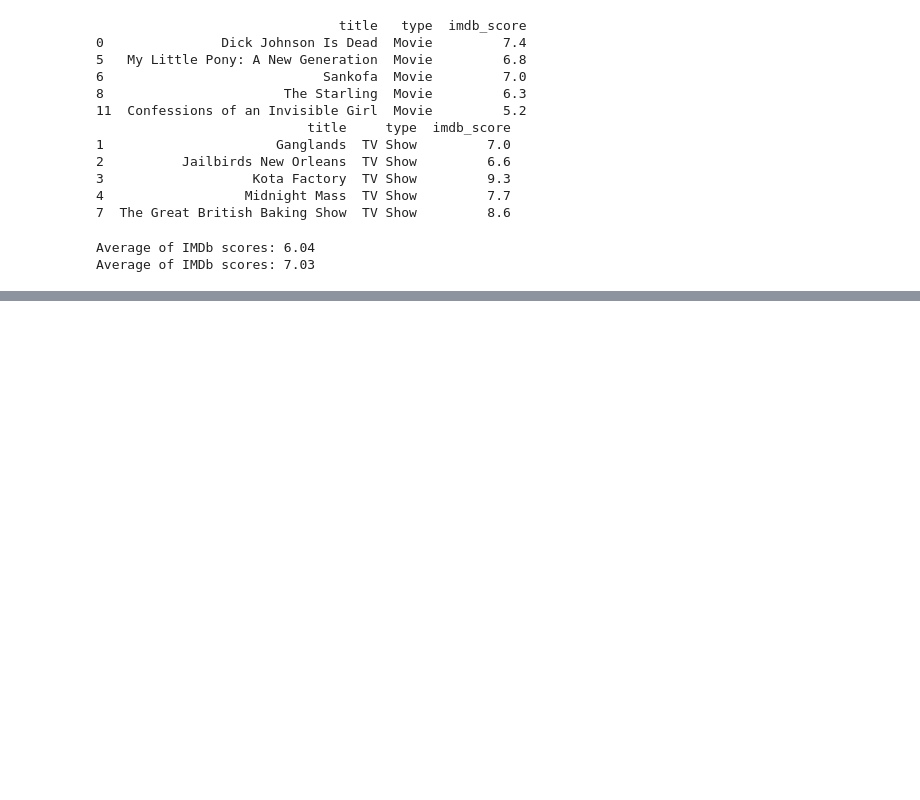
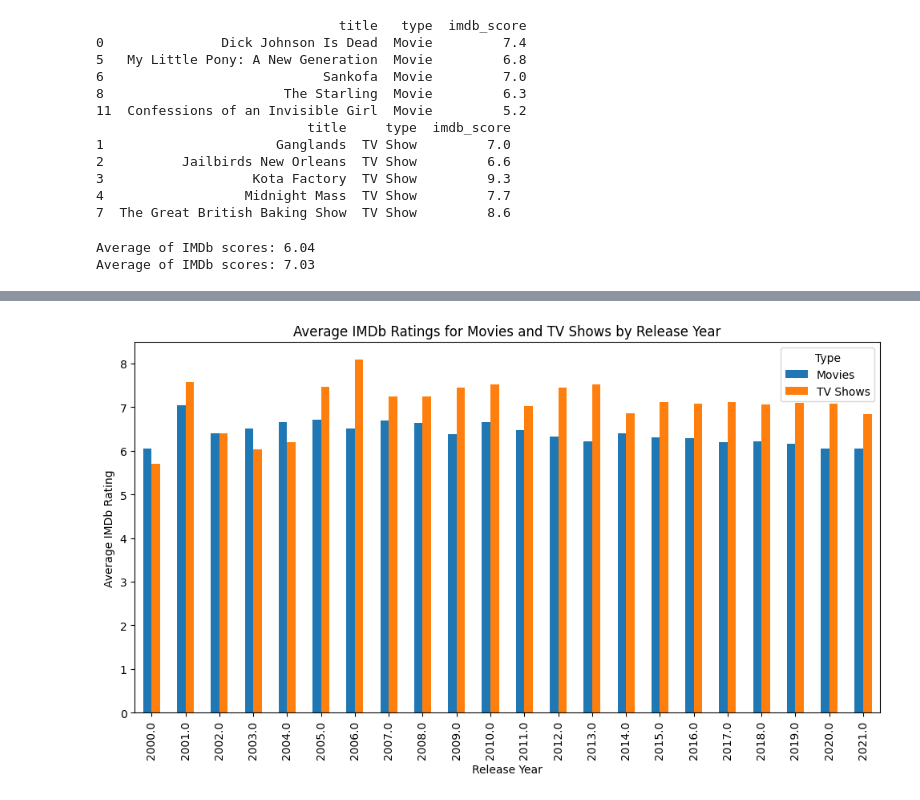
Before and after one commit to cinerarius/Netflix-Data-Analysis, a Jupyter notebook: Netflix_Data_Analysis.ipynb, the cells around one changed output, grey strips where cells are left out. Cells and saved outputs as stored; diff of their text form; code cells hidden in the pictures; blank space fills up the shorter version.

```diff
--- a/Netflix_Data_Analysis.ipynb
+++ b/Netflix_Data_Analysis.ipynb
@@ -73,0 +74,22 @@ plt.show()
+# %%
+import matplotlib.pyplot as plt
+
+# Calculate the mean IMDb ratings for Movies and TV Shows by release year
+movies_ratings = after_2000[after_2000['type'] == 'Movie'].groupby('release_year')['imdb_score'].mean()
+tv_shows_ratings = after_2000[after_2000['type'] == 'TV Show'].groupby('release_year')['imdb_score'].mean()
+
+# Combine the data into a single DataFrame for plotting
+ratings_data = pd.DataFrame({
+    'Movies': movies_ratings,
+    'TV Shows': tv_shows_ratings
+}).dropna()
+
+# Plot the bar chart
+ratings_data.plot(kind='bar', figsize=(12, 6))
+plt.xlabel('Release Year')
+plt.ylabel('Average IMDb Rating')
+plt.title('Average IMDb Ratings for Movies and TV Shows by Release Year')
+plt.legend(title='Type')
+plt.show()
+# %% [output]
+[figure, added]
```
Also changed, not shown: parts of 2 cells of this notebook.
